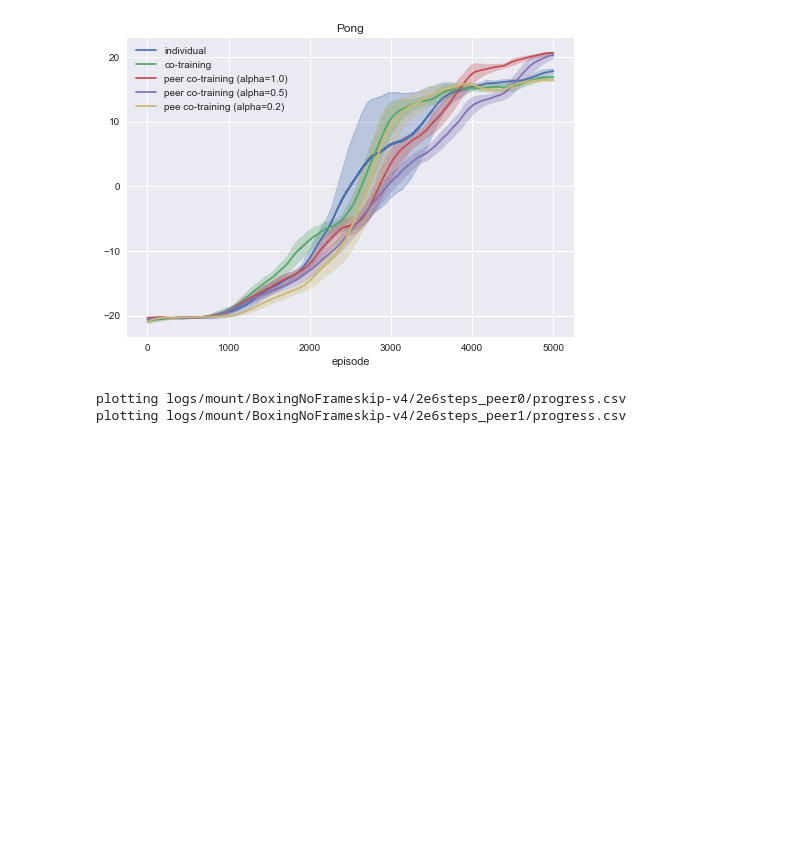
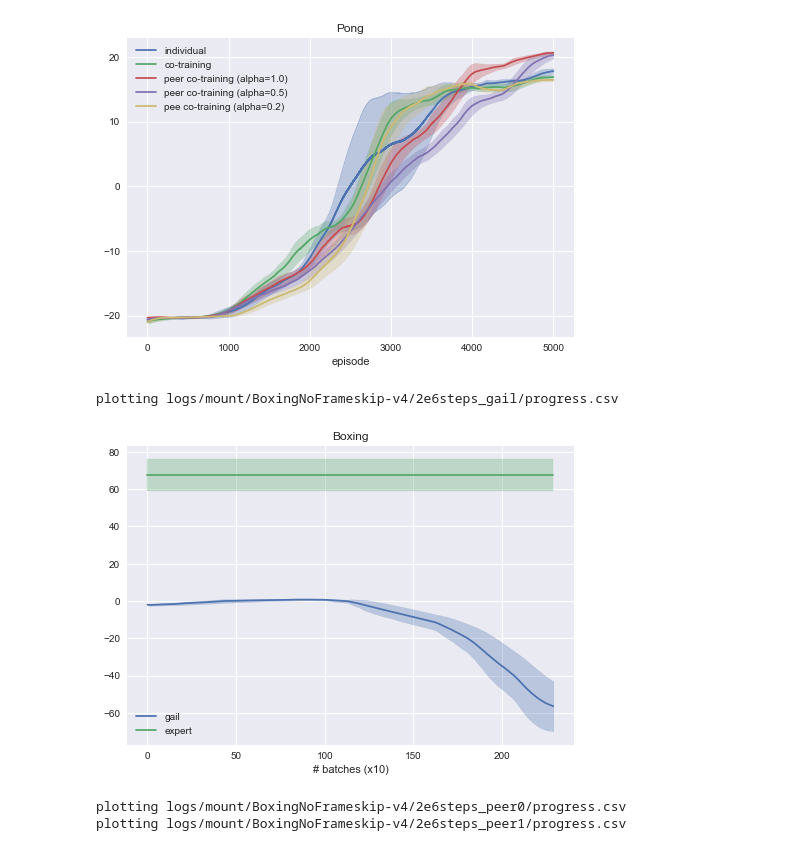
Before and after one commit to gohsyi/peer_bc_ct, a Jupyter notebook: plotter.ipynb, the cells around one changed output. Saved outputs shown, nothing was run; the diff lists cells and outputs as text; code cells hidden in the pictures; blank space fills up the shorter version.

Commit message:
fix gail

```diff
--- a/plotter.ipynb
+++ b/plotter.ipynb
@@ -124,6 +124,23 @@ plotting logs/PongNoFrameskip-v4/peer1_start2000/progress.csv
 plotting logs/PongNoFrameskip-v4/peer0dot5_start2000/progress.csv
 plotting logs/PongNoFrameskip-v4/peer0dot2_start2000/progress.csv
 [figure]
+# %%
+plot(
+    {
+        'path': 'logs/mount/BoxingNoFrameskip-v4/2e6steps_gail',
+        'label': 'gail',
+    },
+    column='EpTrueRewMean',
+    xlabel='# batches (x10)',
+    title='Boxing',
+    episodes=230,
+    smooth_rate=0.05,
+    expert=np.load(
+        'logs/mount/BoxingNoFrameskip-v4/baseline/2e6steps/expert.npz')['episode_returns']
+)
+# %% [output]
+plotting logs/mount/BoxingNoFrameskip-v4/2e6steps_gail/progress.csv
+[figure, added]
 # %%
 plot(
     {
```
Also changed, not shown: parts of 1 cell of this notebook, 1 other file.
